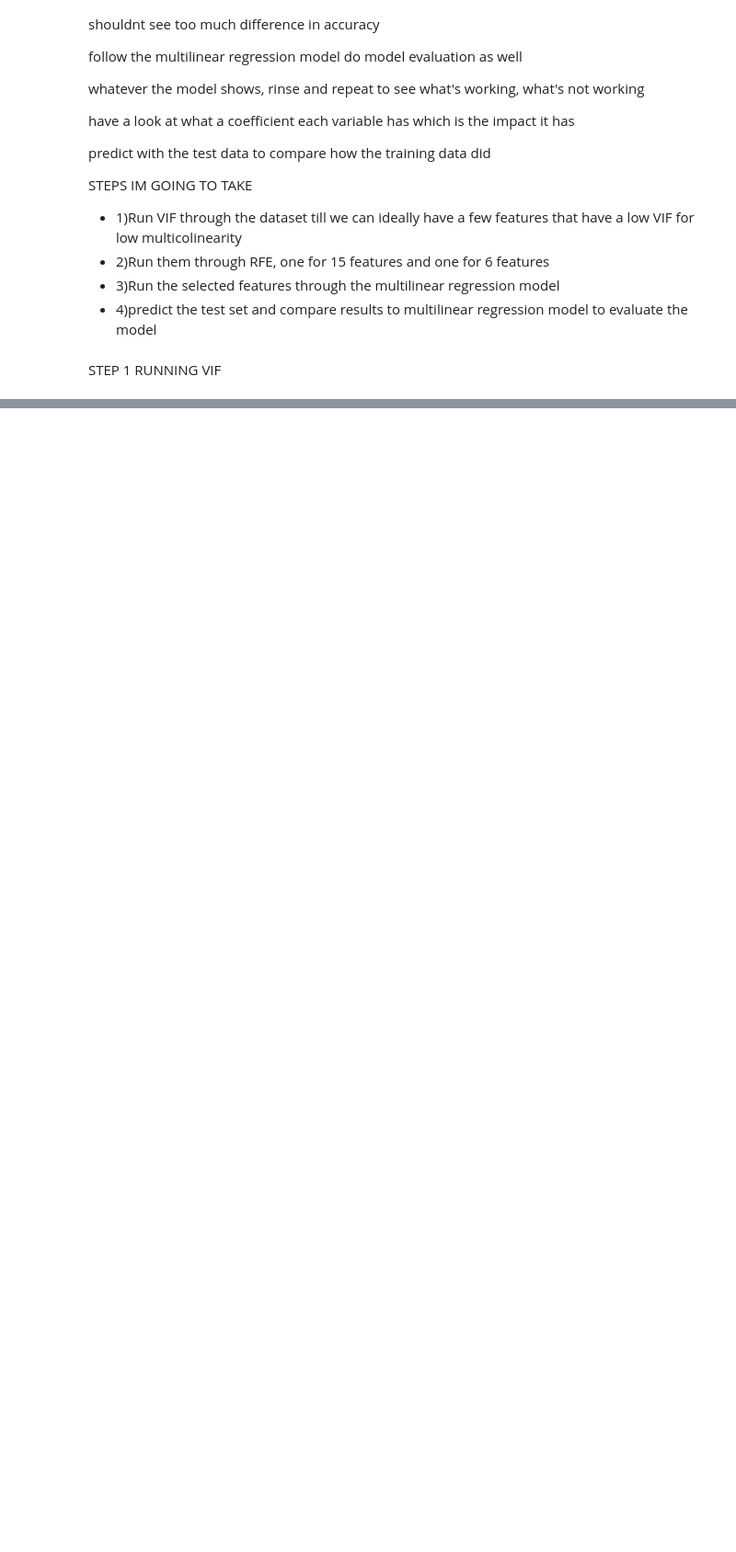
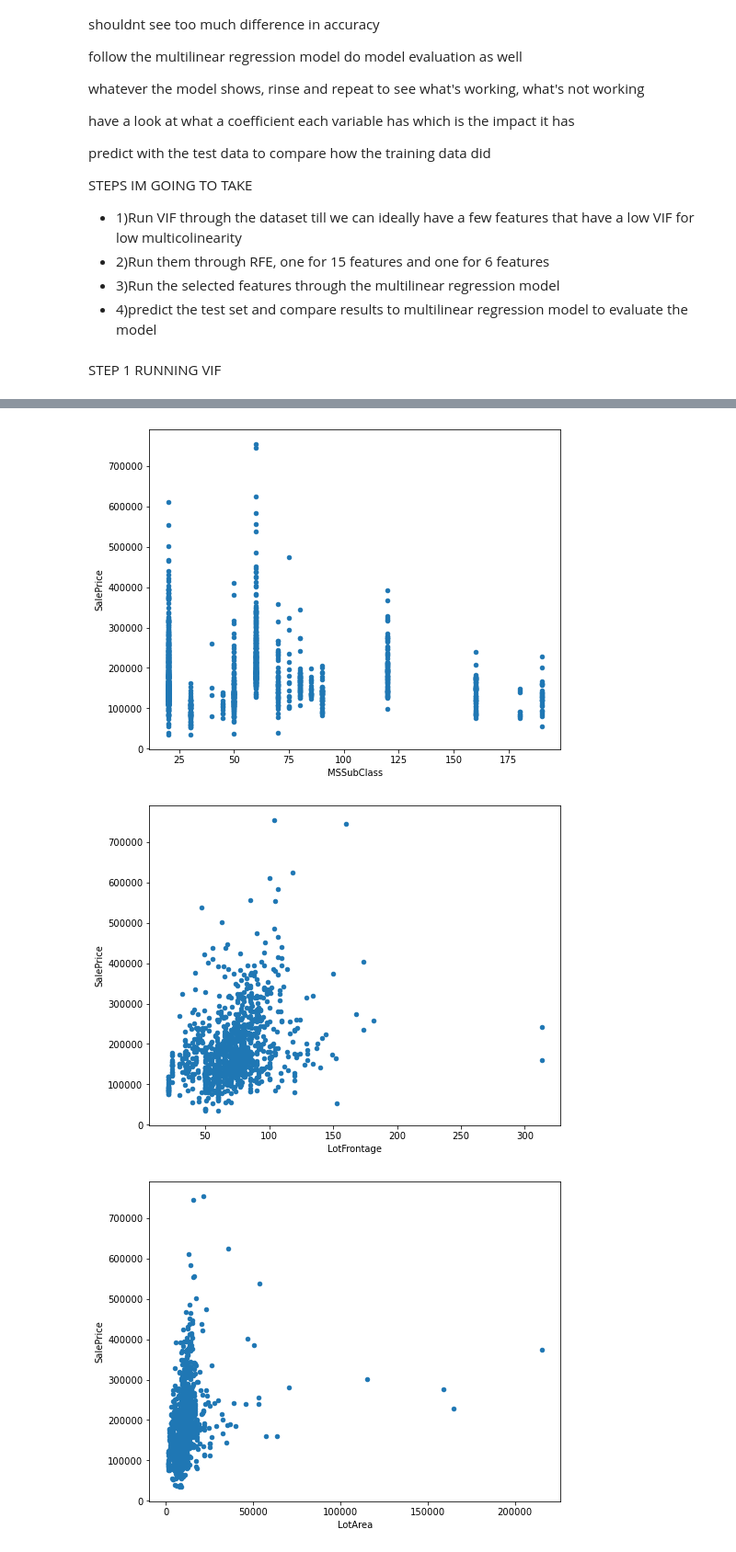
Before and after one commit to mrnguyener21/House-Prices-Analysis, a Jupyter notebook: house_prices_ml.ipynb, the cells around one changed output, grey strips where cells are left out. Shown at 92% size. Drawn from its saved outputs; the diff is of its cells as text; code cells hidden in the pictures; blank space fills up the shorter version.

Commit message:
restarted and ran the train data set through VIF, RFE, and multilinear regression model. however, having issues plotting the model

```diff
--- a/house_prices_ml.ipynb
+++ b/house_prices_ml.ipynb
@@ -418,0 +477,16 @@ IndexError: index 36 is out of bounds for axis 1 with size 36
+# %%
+df = df.drop(columns=['OverallCond','YearBuilt','2ndFlrSF','YearRemodAdd','YrSold']).select_dtypes(exclude=['object'])
+
+def VIF(dataFrame):
+    VIF_data = pd.DataFrame()
+    VIF_data["features"] = dataFrame.columns
+
+    #Calculating VIF for each feature
+    VIF_data["VIF"] = [variance_inflation_factor(dataFrame.values, i)
+                            for i in range(len(dataFrame.columns))]
+    return VIF_data
+
+VIF_results = VIF(df)
+
+print(VIF_results[VIF_results['VIF']>=5])
+print(VIF_results)
@@ -418,0 +511,7 @@ IndexError: index 36 is out of bounds for axis 1 with size 36
+# %%
+VIF_over_5 = VIF_results[VIF_results['VIF']>=5]
+df.drop(columns=VIF_over_5['features'], inplace=True)
+
+VIF_results = df
+
+print(VIF_results.info())
@@ -418,0 +536,11 @@ IndexError: index 36 is out of bounds for axis 1 with size 36
+# %%
+x = VIF_results
+
+rfe = RFE(estimator=DecisionTreeClassifier(), n_features_to_select=15)
+rfe.fit(x,y)
+
+for i, col in zip(range(x.shape[1]), x.columns):
+    if rfe.support_[i] != False:
+        print(f"{col} selected={rfe.support_[i]} rank={rfe.ranking_[i]}")
+temp = pd.Series(rfe.support_,index = x.columns)
+selected_features_rfe = temp[temp==True].index
@@ -418,0 +565,15 @@ IndexError: index 36 is out of bounds for axis 1 with size 36
+# %%
+RFE_features = train[['SalePrice','MSSubClass','LotFrontage', 'LotArea', 'TotalBsmtSF', 'BsmtFullBath', 'BsmtHalfBath',
+       'HalfBath', 'Fireplaces','WoodDeckSF','OpenPorchSF','EnclosedPorch','3SsnPorch','ScreenPorch','PoolArea','MiscVal']]
+
+#RFE chosen features
+def RFE_scatter_plot():
+       for i in RFE_features:
+              if i != 'SalePrice':
+                     RFE_features.plot.scatter(x=i,y='SalePrice')
+
+RFE_scatter_plot()
+# %% [output]
+[figure, added]
+[figure, added]
+[figure, added]
```
Also changed, not shown: parts of 12 cells of this notebook.
